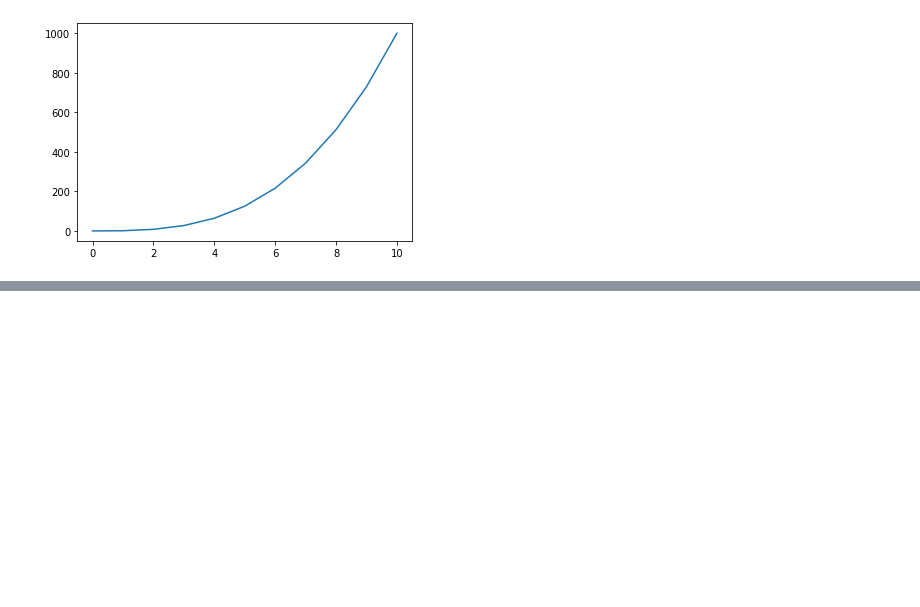
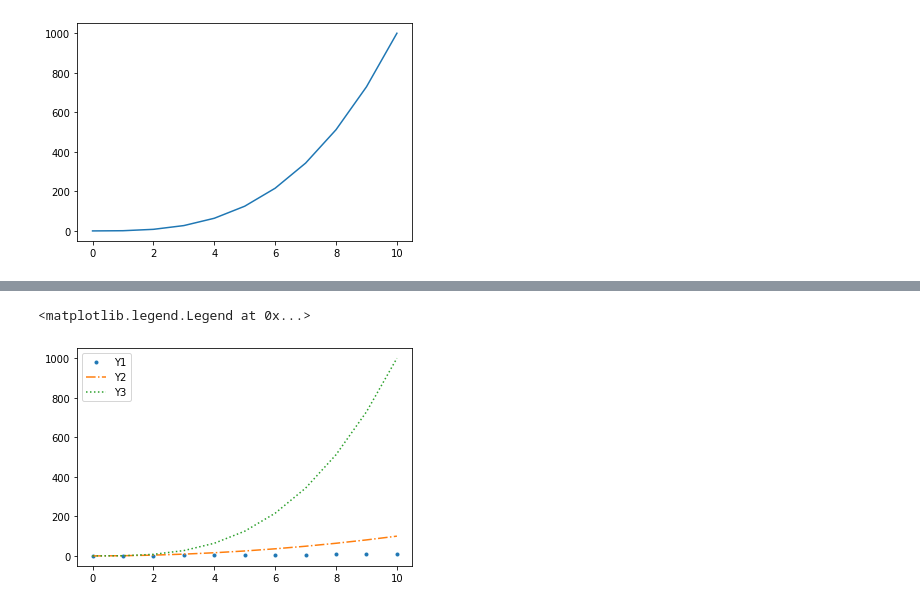
Before and after one commit to ishantk/GW2022PD1, a Jupyter notebook: GW2022PD1.ipynb, the cells around one changed output, grey strips where cells are left out. Cells and saved outputs as stored; diff of their text form; code cells hidden in the pictures; blank space fills up the shorter version.

```diff
--- a/GW2022PD1.ipynb
+++ b/GW2022PD1.ipynb
@@ -394,0 +418,8 @@ plt.plot(X, Y3)
+# %%
+plt.plot(X, Y1, ".", label="Y1")
+plt.plot(X, Y2, "-.", label="Y2")
+plt.plot(X, Y3, ":", label="Y3")
+plt.legend()
+# %% [output]
+<matplotlib.legend.Legend at 0x...>
+[figure, added]
```
Also changed, not shown: parts of 16 cells of this notebook.
